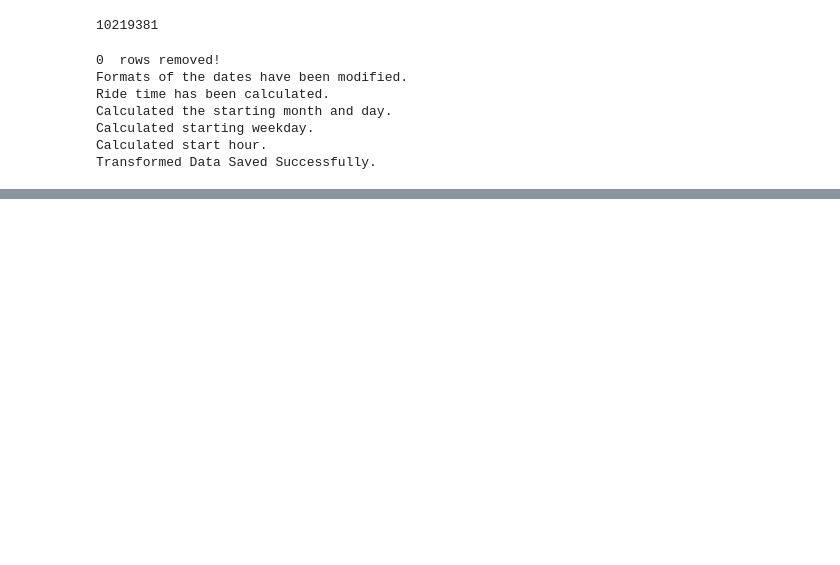
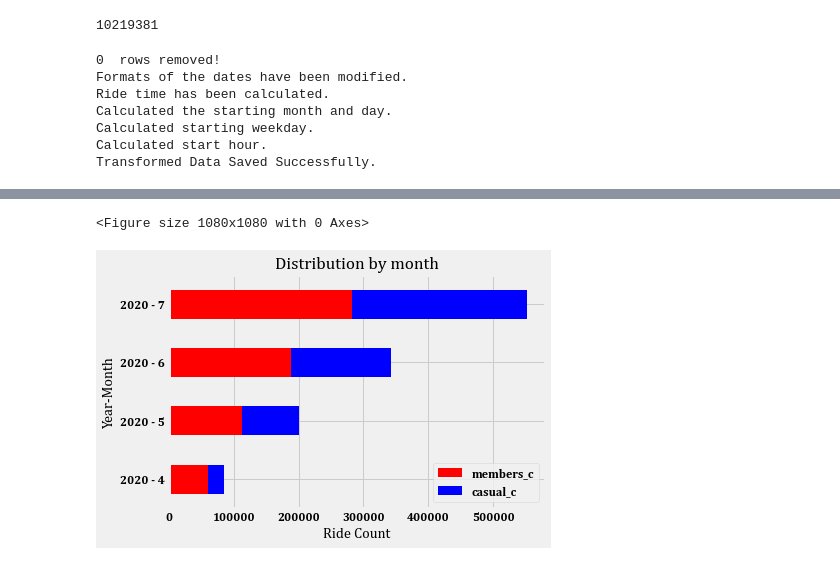
Before and after one commit to deepbdoshi/Google-Analytics-Capstone-Project, a Jupyter notebook: Google Analytics Capstone Project 1.ipynb, the cells around one changed output, grey strips where cells are left out. Saved outputs shown, nothing was run; the diff lists cells and outputs as text; code cells hidden in the pictures; blank space fills up the shorter version.

Commit message:
Member Distribution by Month

```diff
--- a/Google Analytics Capstone Project 1.ipynb
+++ b/Google Analytics Capstone Project 1.ipynb
@@ -150,2 +142,0 @@ data.head()
-# %%
-data.rename(columns={'month-day': 'year-month'}, inplace=True)
@@ -151,0 +147,11 @@ data.rename(columns={'month-day': 'year-month'}, inplace=True)
+# %%
+group_data = data.groupby(['year_month'], as_index=False).agg(
+    ride_count = pd.NamedAgg(column='ride_id', aggfunc='count'),
+    ride_percentage = pd.NamedAgg('ride_id', lambda x:(x.count()/data['ride_id'].count())*100),
+    members_c = pd.NamedAgg('member_casual', lambda x: ((x == 'member').sum())),
+    casual_c = pd.NamedAgg('member_casual', lambda x: ((x == 'casual').sum())),
+    members_p = pd.NamedAgg('member_casual', lambda x: ((x == 'member').sum()/x.count())*100),
+    casual_p = pd.NamedAgg('member_casual', lambda x: ((x == 'casual').sum()/x.count())*100))
+
+group_data['mem_cas_p_diff'] = group_data['members_p'] - group_data['casual_p']
+group_data['mem_cas_c_diff'] = group_data['members_c'] - group_data['casual_c']
@@ -151,0 +166,18 @@ data.rename(columns={'month-day': 'year-month'}, inplace=True)
+# %%
+_ = mp.figure(figsize=(15,15))
+_ = mp.style.use("fivethirtyeight")
+
+font = {'family' : 'cambria',
+        'weight' : 'bold',
+        'size'   : 12}
+
+mp.rc('font', **font)
+
+ax = group_data[['year_month', 'members_c', 'casual_c']].plot(kind='barh', stacked=True, color=['red', 'blue'])
+ax.set_yticklabels(group_data['year_month'])
+_ = mp.xlabel('Ride Count')
+_ = mp.ylabel('Year-Month')
+_ = mp.title('Distribution by month')
+# %% [output]
+<Figure size 1080x1080 with 0 Axes>
+[figure, added]
```
Also changed, not shown: parts of 11 cells of this notebook.
